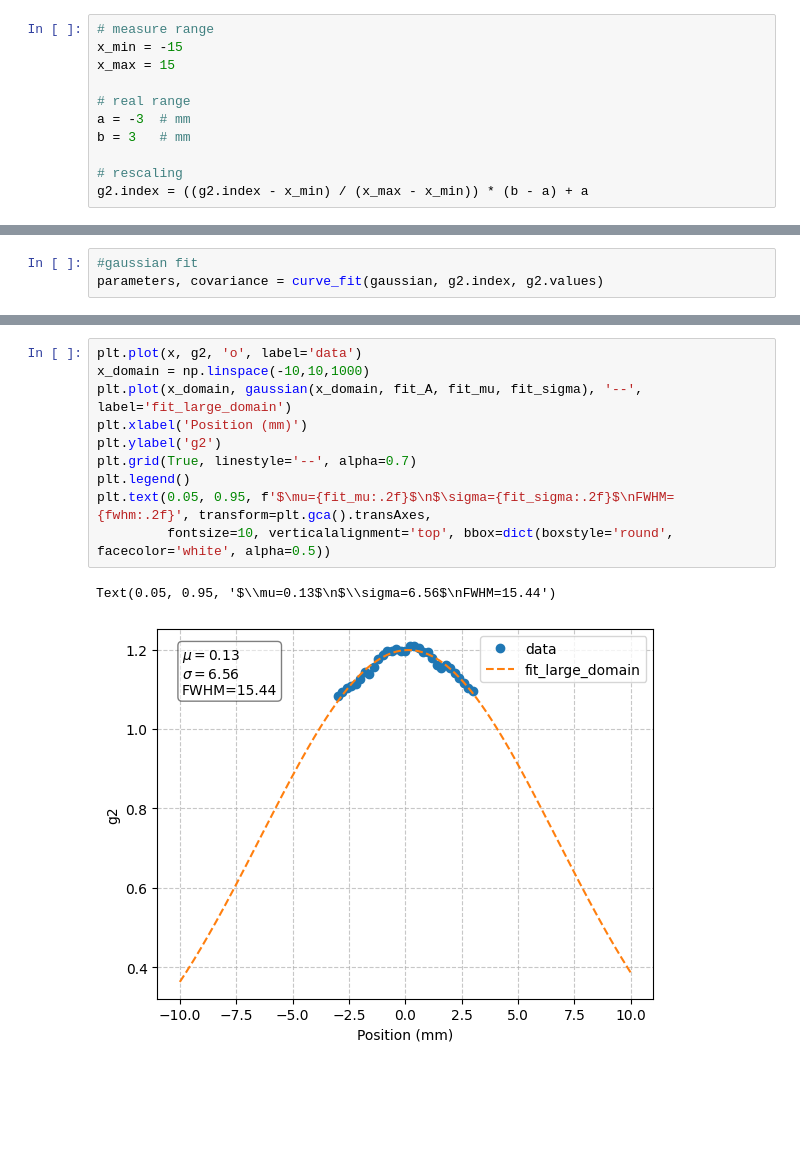
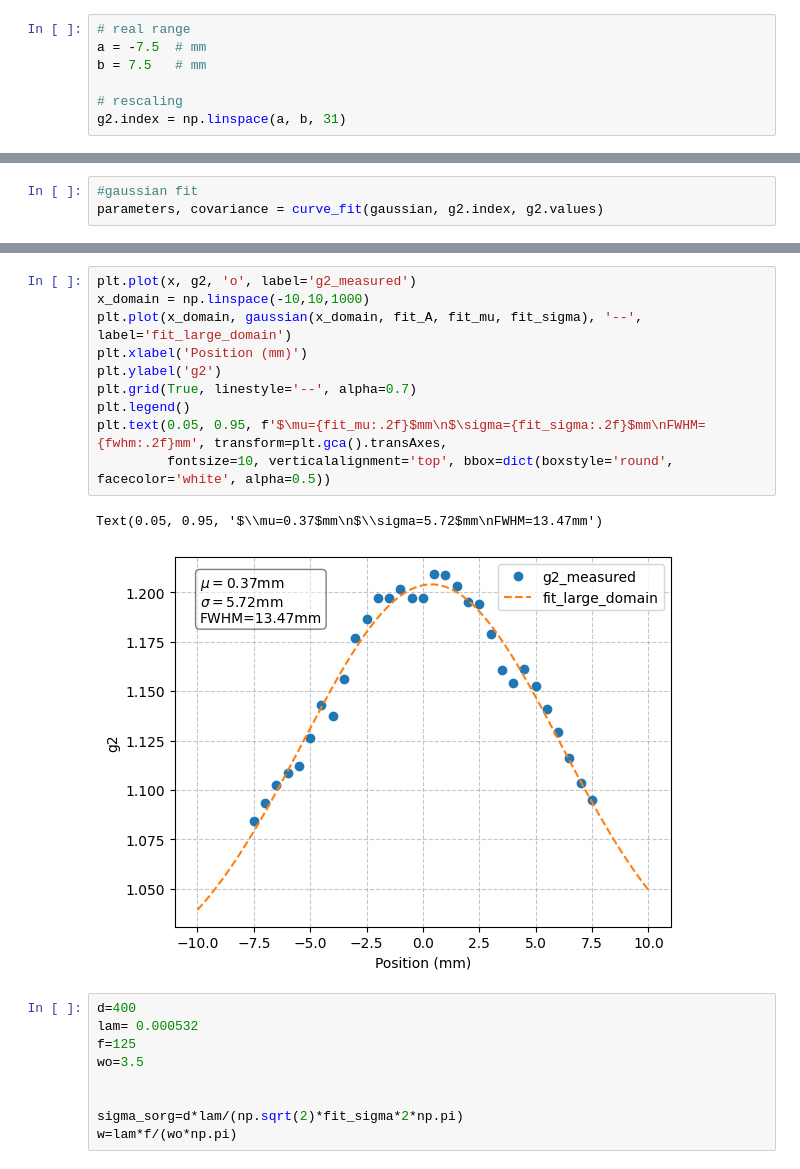
Before and after one commit to Arias-pixel/Hanbury-brown-twiss-experiment, a Jupyter notebook: HBT_notebook.ipynb, the cells around one changed output, grey strips where cells are left out. Cells and saved outputs as stored; diff of their text form; blank space fills up the shorter version.

Commit message:
change scale and measure width beam

```diff
--- a/HBT_notebook.ipynb
+++ b/HBT_notebook.ipynb
@@ -38,13 +41,9 @@ dataset_dict['Ch1'].shape
 #compute g2
 g2 = g2(dataset_dict, normalize=True)
 # %%
-# measure range
-x_min = -15
-x_max = 15
-
 # real range
-a = -3  # mm
-b = 3   # mm
+a = -7.5  # mm
+b = 7.5   # mm
 
 # rescaling
-g2.index = ((g2.index - x_min) / (x_max - x_min)) * (b - a) + a
+g2.index = np.linspace(a, b, 31)
@@ -95,13 +101,22 @@ Text(0.05, 0.95, '$\\mu=0.13$\n$\\sigma=6.56$\nFWHM=15.44')
 # %%
-plt.plot(x, g2, 'o', label='data')
+plt.plot(x, g2, 'o', label='g2_measured')
 x_domain = np.linspace(-10,10,1000)
 plt.plot(x_domain, gaussian(x_domain, fit_A, fit_mu, fit_sigma), '--', label='fit_large_domain')
 plt.xlabel('Position (mm)')
 plt.ylabel('g2')
 plt.grid(True, linestyle='--', alpha=0.7)
 plt.legend()
-plt.text(0.05, 0.95, f'$\mu={fit_mu:.2f}$\n$\sigma={fit_sigma:.2f}$\nFWHM={fwhm:.2f}', transform=plt.gca().transAxes,
+plt.text(0.05, 0.95, f'$\mu={fit_mu:.2f}$mm\n$\sigma={fit_sigma:.2f}$mm\nFWHM={fwhm:.2f}mm', transform=plt.gca().transAxes,
          fontsize=10, verticalalignment='top', bbox=dict(boxstyle='round', facecolor='white', alpha=0.5))
 # %% [output]
-Text(0.05, 0.95, '$\\mu=0.13$\n$\\sigma=6.56$\nFWHM=15.44')
+Text(0.05, 0.95, '$\\mu=0.37$mm\n$\\sigma=5.72$mm\nFWHM=13.47mm')
-[figure, old version]
+[figure, new version]
+# %%
+d=400
+lam= 0.000532
+f=125
+wo=3.5
+
+
+sigma_sorg=d*lam/(np.sqrt(2)*fit_sigma*2*np.pi)
+w=lam*f/(wo*np.pi)
```
Also changed, not shown: parts of 6 cells of this notebook, 1 other file.
